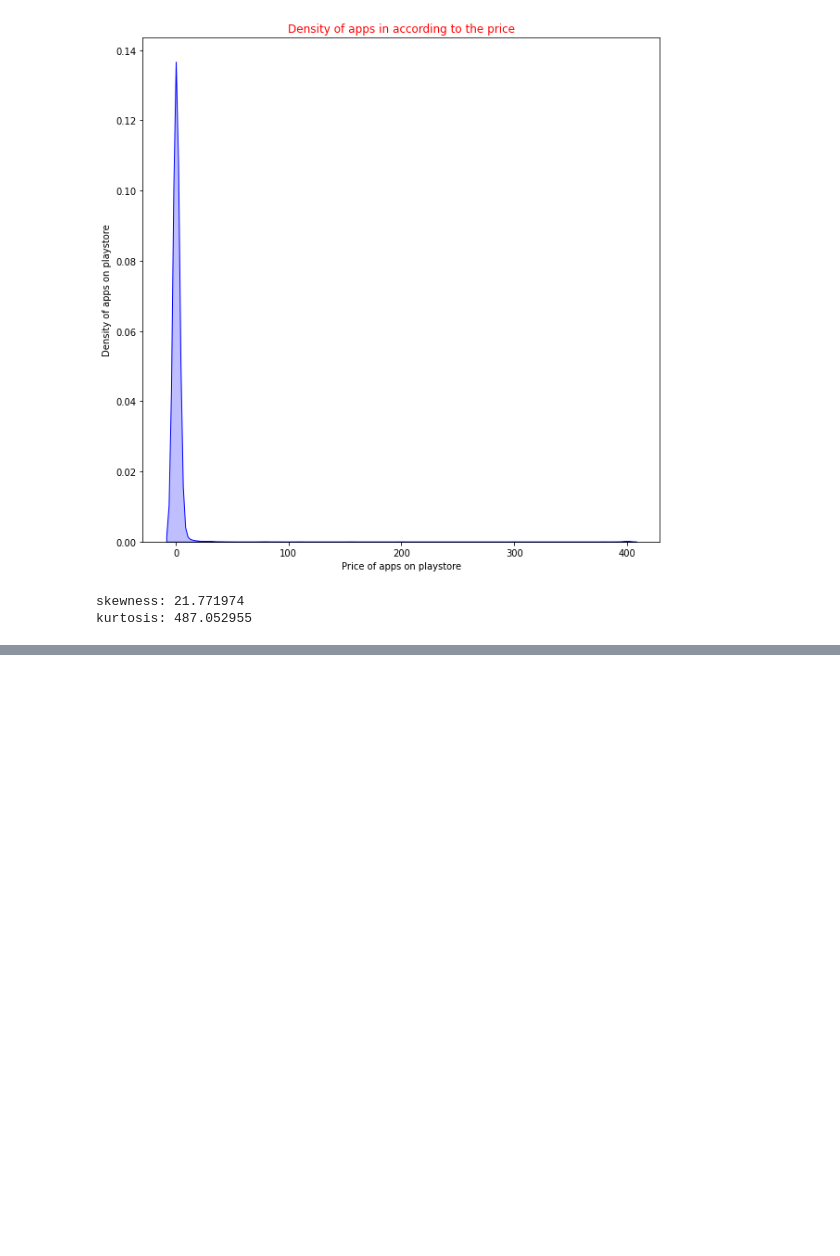
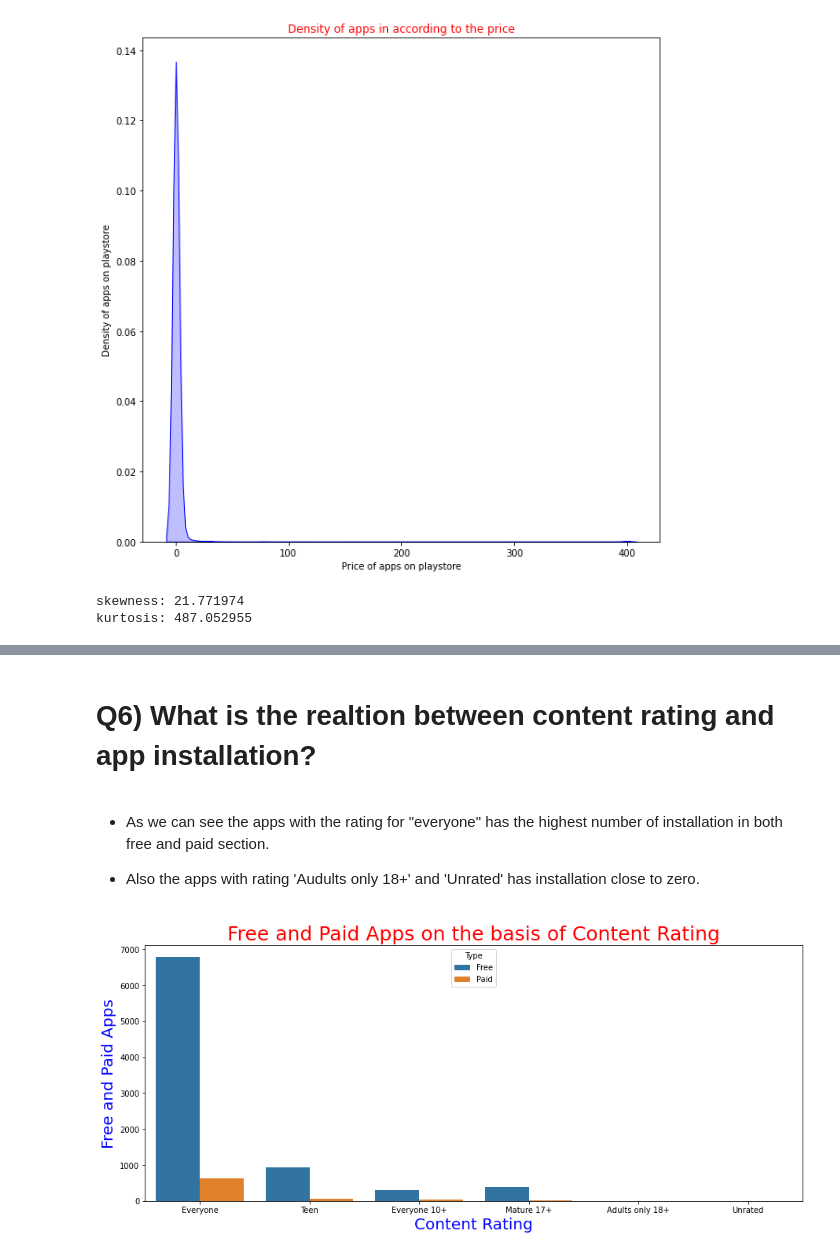
Before and after one commit to SAIKARTHIKLALAM/PlayStore-Data-Analysis, a Jupyter notebook: Karthik_PlayStoreData.ipynb, the cells around one changed output, grey strips where cells are left out. Saved outputs shown, nothing was run; the diff lists cells and outputs as text; code cells hidden in the pictures; blank space fills up the shorter version.

```diff
--- a/Karthik_PlayStoreData.ipynb
+++ b/Karthik_PlayStoreData.ipynb
@@ -806,0 +851,15 @@ plt.show()
+# %% [markdown]
+# Q6) What is the realtion between content rating and app installation?
+# %% [markdown]
+- As we can see the apps with the rating for "everyone" has the highest number of installation in both free and paid section.
+
+- Also the apps with rating 'Audults only 18+' and 'Unrated' has installation close to zero.
+# %%
+plt.figure(figsize = (15, 6))
+sns.countplot(data = playstore_df, x='Content Rating', hue= 'Type')
+plt.title('Free and Paid Apps on the basis of Content Rating', color = 'Red', fontsize = 25)
+plt.xlabel('Content Rating', color = 'Blue', fontsize = 20)
+plt.ylabel('Free and Paid Apps', color = 'Blue', fontsize = 20)
+plt.show()
+# %% [output]
+[figure, added]
```
Also changed, not shown: parts of 12 cells of this notebook.
